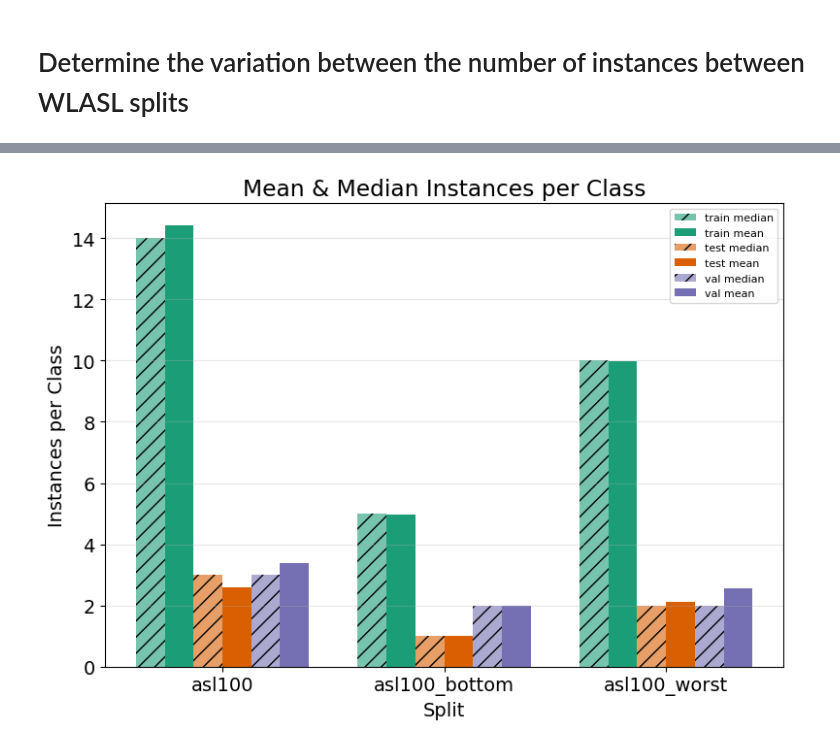
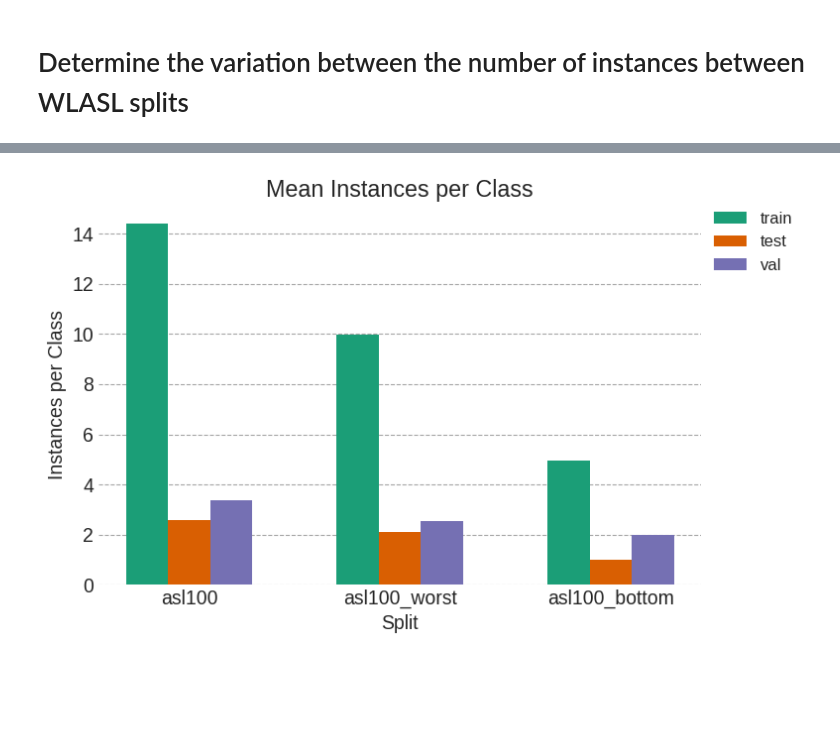
Before and after one commit to 0p3nTheSauce/SLR, a Jupyter notebook: src/results/dataset_analysis/num_instance_splits.ipynb, the cells around one changed output, grey strips where cells are left out. Saved outputs shown, nothing was run; the diff lists cells and outputs as text; code cells hidden in the pictures; blank space fills up the shorter version.

```diff
--- a/src/results/dataset_analysis/num_instance_splits.ipynb
+++ b/src/results/dataset_analysis/num_instance_splits.ipynb
@@ -33,7 +36,6 @@ for split_name in split_options:
     tot = 0
     all_stats = {}
     for set_name in set_options:
-
         set_path_info = get_wlasl_info(split_name, set_name)
         set_path = get_labels_path(set_name, set_path_info['labels'], set_path_info['label_suff'])
         subset = reverse_preproc_format(
@@ -46,7 +48,8 @@ for split_name in split_options:
         )
         printv(f'Num classes in {set_name}: {len(subset)}')
 
-        num_inst_vals = [subset_stats[k][metric] for k in subset_stats.keys()]
+        num_inst_dist = {k : subset_stats[k][metric] for k in subset_stats.keys()}
+        num_inst_vals = list(num_inst_dist.values())
 
         tot_set = sum(num_inst_vals)
         tot += tot_set
@@ -55,7 +58,8 @@ for split_name in split_options:
         all_stats[set_name] = {
             'median_num_inst': median_num_inst,
             'mean_num_inst': mean_num_inst,
-            'total_num_inst': tot_set
+            'total_num_inst': tot_set,
+            'num_inst_dist': num_inst_dist
         }
         printv(f'Median num instances per class in {set_name}: {median_num_inst}')
         printv(f'Mean num instances per class in {set_name}: {mean_num_inst}')
@@ -67,0 +76,6 @@ for split_name in split_options:
+# %%
+sorted_keys = sorted(
+    [(split_n,split_dist[split_n]['train']['mean_num_inst'] ) for split_n in split_dist.keys()],
+    key=lambda x: x[1], reverse=True
+    )
+print(sorted_keys)
@@ -68,70 +84,29 @@ for split_name in split_options:
 # %%
-plt.rcParams.update({'font.size': 14}) # Font
-
-splits = list(split_dist.keys())
+splits = [x[0] for x in sorted_keys]
 sets = ['train', 'test', 'val']
 x = np.arange(len(splits))
-width = 0.13
-# colors = {'train': '#4C72B0', 'test': '#DD8452', 'val': '#55A868'}
+width = BG_WiDTH_3G
+
 colors = plt.get_cmap(PALETTE['categorical_short'])
 
-# --- Figure 1: Mean & Median instances per class ---
-fig1, ax1 = plt.subplots(figsize=(8, 6))
-# fig1.suptitle("WLASL Dataset Distribution by Split", fontsize=14, fontweight='bold')
+fig1, ax1 = plt.subplots(figsize=BG_FIGSIZE_3G)
+fig1.patch.set_facecolor('white')
+ax1.set_facecolor('white')
 
 for i, set_name in enumerate(sets):
-    medians = [split_dist[s][set_name]['median_num_inst'] for s in splits]
-    means   = [split_dist[s][set_name]['mean_num_inst']   for s in splits]
+    means = [split_dist[s][set_name]['mean_num_inst'] for s in splits]
+    ax1.bar(x + i * width, means, width, label=f'{set_name}', color=colors(i))
 
-    offset_med  = (i - 1) * 2 * width - width / 2
-    offset_mean = (i - 1) * 2 * width + width / 2
-
-    ax1.bar(x + offset_med,  medians, width, label=f'{set_name} median',
-            color=colors(i), alpha=0.6, hatch='//')
-    ax1.bar(x + offset_mean, means,   width, label=f'{set_name} mean',
-            color=colors(i), alpha=1.0)
-
-ax1.set_xticks(x)
+ax1.set_xticks(x + width * (len(sets) - 1) / 2)  # fixed: len(sets) not len(splits)
 ax1.set_xticklabels(splits)
 ax1.set_xlabel("Split")
 ax1.set_ylabel("Instances per Class")
-ax1.set_title("Mean & Median Instances per Class")
-ax1.legend(fontsize=8)
-ax1.grid(axis='y', alpha=0.3)
-
+ax1.set_title("Mean Instances per Class")
+ax1.legend(fontsize=12, bbox_to_anchor=(1.01, 1), loc='upper left', borderaxespad=0)
+ax1.set_axisbelow(True)  # added: gridlines behind bars
+ax1.grid(True, axis='y', linestyle='--', alpha=0.7, color='gray', zorder=0)
 plt.tight_layout()
-plt.savefig("outputs/wlasl_mean_median_100.pdf", dpi=150, bbox_inches='tight')
+plt.savefig("outputs/wlasl_mean_100s.pdf", dpi=150, bbox_inches='tight')
 plt.show()
-
-
-# --- Figure 2: Total instances per split (stacked bar) ---
-fig2, ax2 = plt.subplots(figsize=(8, 6))
-# fig2.suptitle("WLASL Dataset Distribution by Split", fontsize=14, fontweight='bold')
-
-bottoms = np.zeros(len(splits))
-for i, set_name in enumerate(sets):
-    totals = [split_dist[s][set_name]['total_num_inst'] for s in splits]
-    bars = ax2.bar(x, totals, width=0.5, bottom=bottoms,
-                   label=set_name, color=colors(i), alpha=0.85)
-    for bar, val, bot in zip(bars, totals, bottoms):
-        ax2.text(bar.get_x() + bar.get_width() / 2,
-                 bot + val / 2, str(val),
-                 ha='center', va='center', fontsize=9, color='white', fontweight='bold')
-    bottoms += np.array(totals)
-
-# for xi, bot in zip(x, bottoms):
-#     ax2.text(xi, bot + 50, str(int(bot)), ha='center', va='bottom', fontsize=9, fontweight='bold')
-
-ax2.set_xticks(x)
-ax2.set_xticklabels(splits)
-ax2.set_xlabel("Split")
-ax2.set_ylabel("Total Instances")
-ax2.set_title("Total Instances per Split")
-ax2.legend()
-ax2.grid(axis='y', alpha=0.3)
-
-plt.tight_layout()
-plt.savefig("outputs/wlasl_totals_100s.pdf", dpi=150, bbox_inches='tight')
-plt.show()
 # %% [output]
-[figure, old version]
+[figure, new version]
```
Also changed, not shown: parts of 7 cells of this notebook, 43 other files.
